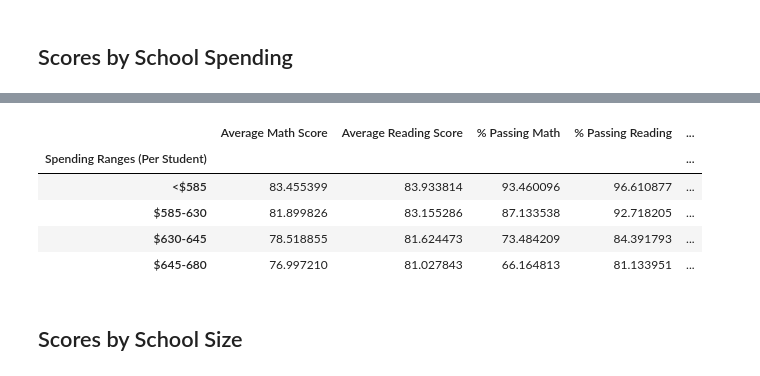
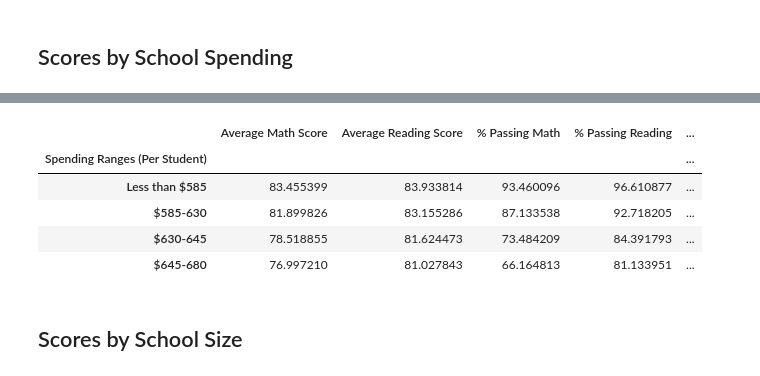
Before and after one commit to jonnybrammah/pandas-challenge, a Jupyter notebook: PyCitySchools/PyCitySchools.ipynb, the cells around one changed output, grey strips where cells are left out. Cells and saved outputs as stored; diff of their text form; code cells hidden in the pictures.

```diff
--- a/PyCitySchools/PyCitySchools.ipynb
+++ b/PyCitySchools/PyCitySchools.ipynb
@@ -447,8 +447,8 @@ per_school_summary.head()
 # %% [markdown]
 ## Bottom Performing Schools (By % Overall Passing)
 # %%
-####  Got up to here!!! #######
-
 #Sort the schools by `% Overall Passing` in ascending order and display the top 5 rows.
+per_school_summary = per_school_summary.sort_values("% Overall Passing", ascending = True)
+per_school_summary.head()
 # %% [output]
 |  | School Type | Total Students | Total School Budget | Per Student Budget | Average Math Score | ... |
@@ -555,7 +573,7 @@ reading_scores_by_grade
 # %%
 # Establish the bins
 spending_bins = [0, 585, 630, 645, 680]
-labels = ["<$585", "$585-630", "$630-645", "$645-680"]
+labels = ["Less than $585", "$585-630", "$630-645", "$645-680"]
 # %%
 # Create a copy of the school summary since it has the "Per Student Budget"
 school_spending_df = per_school_summary.copy()
@@ -562,3 +598,0 @@ school_spending_df = per_school_summary.copy()
-# %%
-# Use `pd.cut` to categorize spending based on the bins.
-school_spending_df["Spending Ranges (Per Student)"] =
@@ -581,0 +599,12 @@ school_spending_df["Spending Ranges (Per Student)"] =
+# %%
+# Use `pd.cut` to categorize spending based on the bins.
+
+#Here I had to remove some formatting first because the pd.cut was not able to pase $637 since it was reading it as a string
+#StackOverflow was really helpful here:
+school_spending_df["Per Student Budget"] = school_spending_df["Per Student Budget"].str.replace("$","")
+school_spending_df["Per Student Budget"] = pd.to_numeric(school_spending_df["Per Student Budget"])
+#https://stackoverflow.com/questions/57742659/im-getting-an-error-while-adding-a-new-column-with-set-up-bins-typeerror
+#https://stackoverflow.com/questions/15891038/change-column-type-in-pandas
+
+school_spending_df["Spending Ranges (Per Student)"] = pd.cut(school_spending_df["Per Student Budget"], spending_bins, labels=labels, include_lowest=True)
+school_spending_df
@@ -588,14 +635,20 @@ spending_passing_reading = school_spending_df.groupby(["Spending Ranges (Per Stu
 overall_passing_spending = school_spending_df.groupby(["Spending Ranges (Per Student)"]).mean()["% Overall Passing"]
 # %%
 # Assemble into DataFrame
-spending_summary =
+spending_summary = pd.DataFrame(
+    {"Average Math Score": spending_math_scores,
+    "Average Reading Score": spending_reading_scores,
+    "% Passing Math": spending_passing_math,
+    "% Passing Reading" : spending_passing_reading,
+    "%Overall Passing" : overall_passing_spending}
+)
 
 # Display results
 spending_summary
 # %% [output]
 |  | Average Math Score | Average Reading Score | % Passing Math | % Passing Reading | ... |
 | Spending Ranges (Per Student) |  |  |  |  | ... |
-| <$585 | 83.455399 | 83.933814 | 93.460096 | 96.610877 | ... |
+| Less than $585 | 83.455399 | 83.933814 | 93.460096 | 96.610877 | ... |
 | $585-630 | 81.899826 | 83.155286 | 87.133538 | 92.718205 | ... |
 | $630-645 | 78.518855 | 81.624473 | 73.484209 | 84.391793 | ... |
 | $645-680 | 76.997210 | 81.027843 | 66.164813 | 81.133951 | ... |
```
Also changed, not shown: parts of 7 cells of this notebook.
